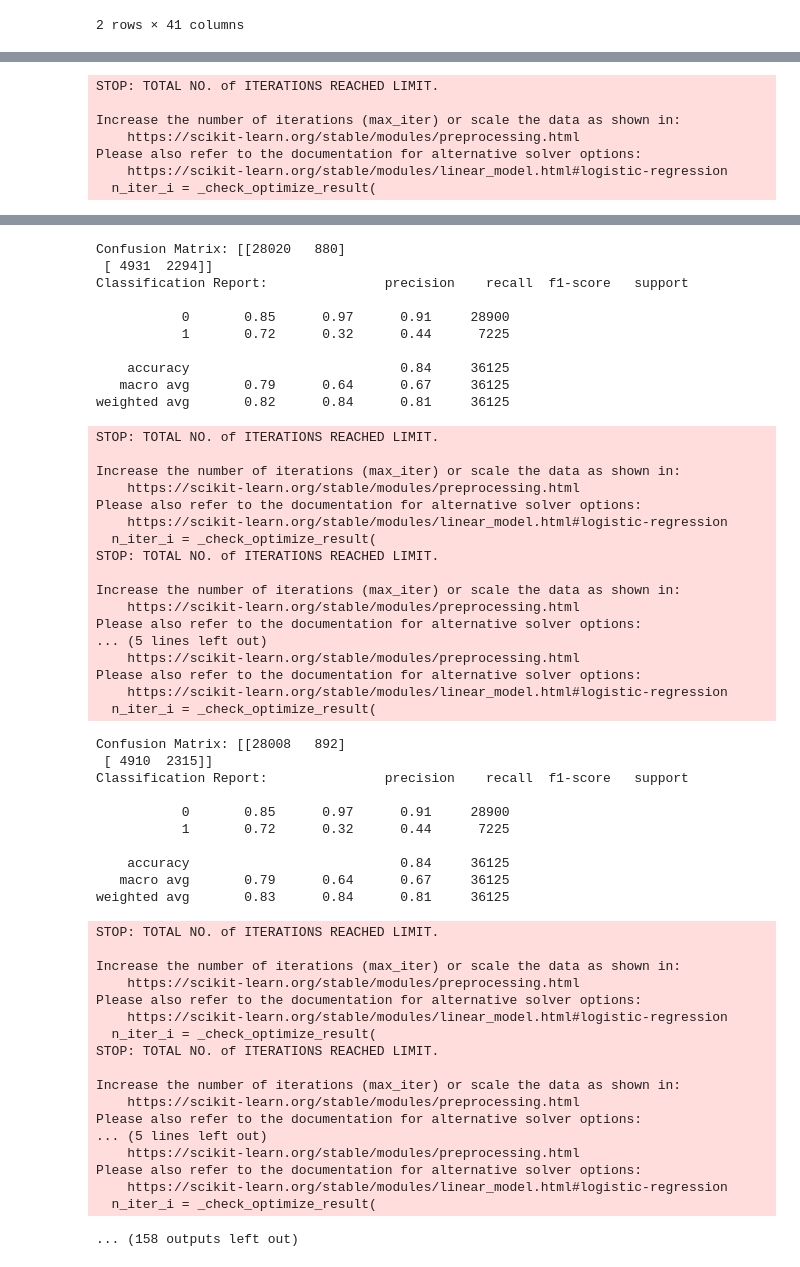
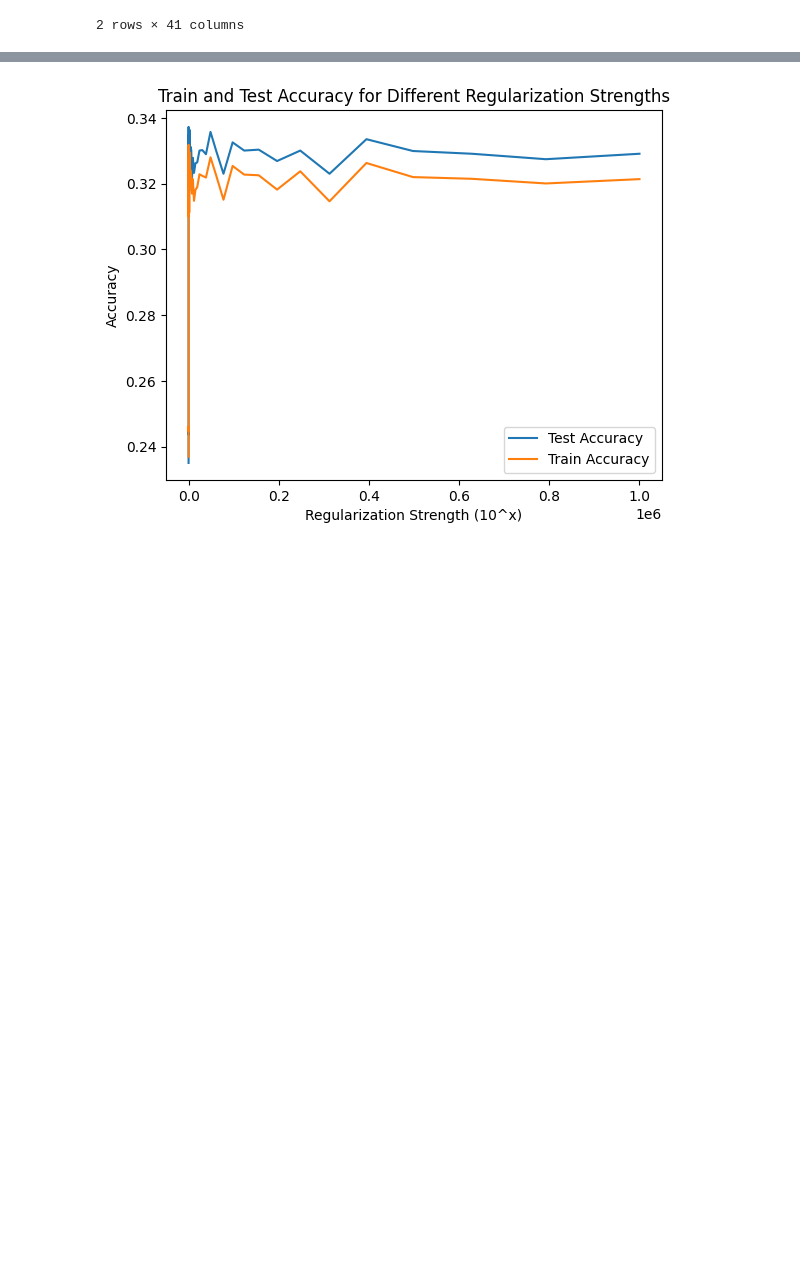
Before and after one commit to PaulaEsteban2000/CSE151A_UrbanAnimals, a Jupyter notebook: logistical_regres_final copy.ipynb, the cells around one changed output, grey strips where cells are left out. Saved outputs shown, nothing was run; the diff lists cells and outputs as text; code cells hidden in the pictures; blank space fills up the shorter version.

Commit message:
new overfit graph

```diff
--- a/logistical_regres_final copy.ipynb
+++ b/logistical_regres_final copy.ipynb
@@ -18,24 +18,28 @@ from sklearn.linear_model import LogisticRegression
 from sklearn.metrics import accuracy_score, classification_report, confusion_matrix
 
 y = df[['NORMAL', 'FRIENDLY', 'NERVOUS', 'DANGEROUS', 'SCARED']]
-x = df.drop(['NORMAL', 'FRIENDLY', 'NERVOUS', 'DANGEROUS', 'SCARED'], axis=1)
+X = df.drop(['NORMAL', 'FRIENDLY', 'NERVOUS', 'DANGEROUS', 'SCARED'], axis=1)
 
-X_train, X_test, y_train, y_test = train_test_split(x, y, test_size=0.2)
+X_train, X_test, y_train, y_test = train_test_split(X, y, test_size=0.2)
 
 regs = []
-accs = []
+tr_accs = []
+te_accs = []
 
 for c in np.logspace(-4, 6, 100):
     logistic_model = MultiOutputClassifier(LogisticRegression(C=c))
     logistic_model.fit(X_train, y_train)
-    logistic_predictions = logistic_model.predict(X_test)
+    tr_logistic_predictions = logistic_model.predict(X_train)
+    te_logistic_predictions = logistic_model.predict(X_test)
 
     regs.append(c)
-    accs.append(accuracy_score(y_test, logistic_predictions))
+    tr_accs.append(accuracy_score(y_train, tr_logistic_predictions))
+    te_accs.append(accuracy_score(y_test, te_logistic_predictions))
     matrix = confusion_matrix(y_test.values.flatten(), logistic_predictions.flatten())
     report = classification_report(y_test.values.flatten(), logistic_predictions.flatten())
 
-plt.plot(regs, accs, label='Test Accuracy')
+plt.plot(regs, te_accs, label='Test Accuracy')
+plt.plot(regs, tr_accs, label='Train Accuracy')
 plt.xlabel('Regularization Strength (10^x)')
 plt.ylabel('Accuracy')
 plt.legend()
@@ -62,7 +65,0 @@ weighted avg       0.82      0.84      0.81     36125
-STOP: TOTAL NO. of ITERATIONS REACHED LIMIT.
-
-Increase the number of iterations (max_iter) or scale the data as shown in:
-    https://scikit-learn.org/stable/modules/preprocessing.html
-Please also refer to the documentation for alternative solver options:
-    https://scikit-learn.org/stable/modules/linear_model.html#logistic-regression
-  n_iter_i = _check_optimize_result(
@@ -147,55 +66 @@ Please also refer to the documentation for alternative solver options:
-Confusion Matrix: [[28020   880]
- [ 4931  2294]]
-Classification Report:               precision    recall  f1-score   support
-
-           0       0.85      0.97      0.91     28900
-           1       0.72      0.32      0.44      7225
-
-    accuracy                           0.84     36125
-   macro avg       0.79      0.64      0.67     36125
-weighted avg       0.82      0.84      0.81     36125
-STOP: TOTAL NO. of ITERATIONS REACHED LIMIT.
-
-Increase the number of iterations (max_iter) or scale the data as shown in:
-    https://scikit-learn.org/stable/modules/preprocessing.html
-Please also refer to the documentation for alternative solver options:
-    https://scikit-learn.org/stable/modules/linear_model.html#logistic-regression
-  n_iter_i = _check_optimize_result(
-STOP: TOTAL NO. of ITERATIONS REACHED LIMIT.
-
-Increase the number of iterations (max_iter) or scale the data as shown in:
-    https://scikit-learn.org/stable/modules/preprocessing.html
-Please also refer to the documentation for alternative solver options:
-... (5 lines left out)
-    https://scikit-learn.org/stable/modules/preprocessing.html
-Please also refer to the documentation for alternative solver options:
-    https://scikit-learn.org/stable/modules/linear_model.html#logistic-regression
-  n_iter_i = _check_optimize_result(
-Confusion Matrix: [[28008   892]
- [ 4910  2315]]
-Classification Report:               precision    recall  f1-score   support
-
-           0       0.85      0.97      0.91     28900
-           1       0.72      0.32      0.44      7225
-
-    accuracy                           0.84     36125
-   macro avg       0.79      0.64      0.67     36125
-weighted avg       0.83      0.84      0.81     36125
-STOP: TOTAL NO. of ITERATIONS REACHED LIMIT.
-
-Increase the number of iterations (max_iter) or scale the data as shown in:
-    https://scikit-learn.org/stable/modules/preprocessing.html
-Please also refer to the documentation for alternative solver options:
-    https://scikit-learn.org/stable/modules/linear_model.html#logistic-regression
-  n_iter_i = _check_optimize_result(
-STOP: TOTAL NO. of ITERATIONS REACHED LIMIT.
-
-Increase the number of iterations (max_iter) or scale the data as shown in:
-    https://scikit-learn.org/stable/modules/preprocessing.html
-Please also refer to the documentation for alternative solver options:
-... (5 lines left out)
-    https://scikit-learn.org/stable/modules/preprocessing.html
-Please also refer to the documentation for alternative solver options:
-    https://scikit-learn.org/stable/modules/linear_model.html#logistic-regression
-  n_iter_i = _check_optimize_result(
-... (158 outputs left out)
+[figure, added]
```
Also changed, not shown: parts of 1 cell of this notebook.
